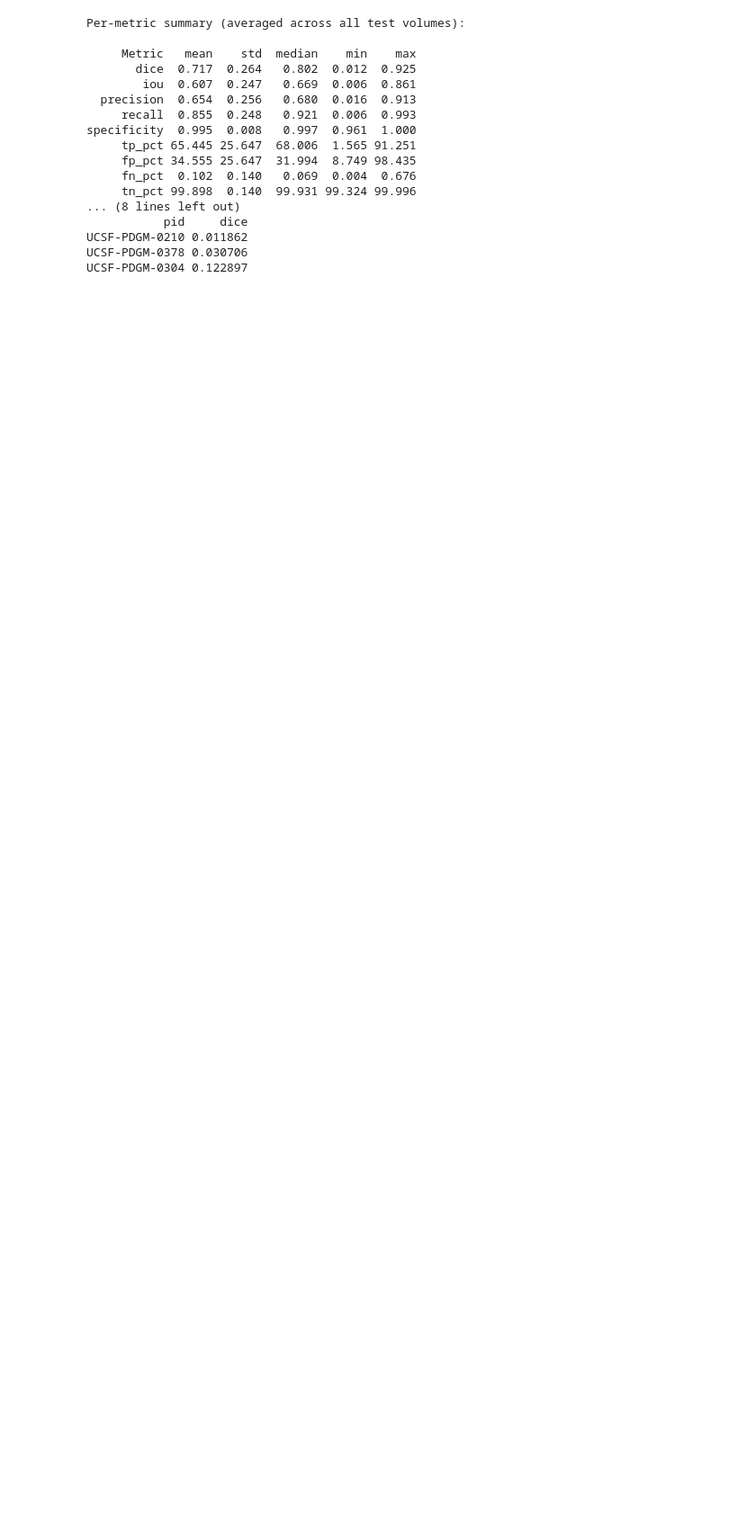
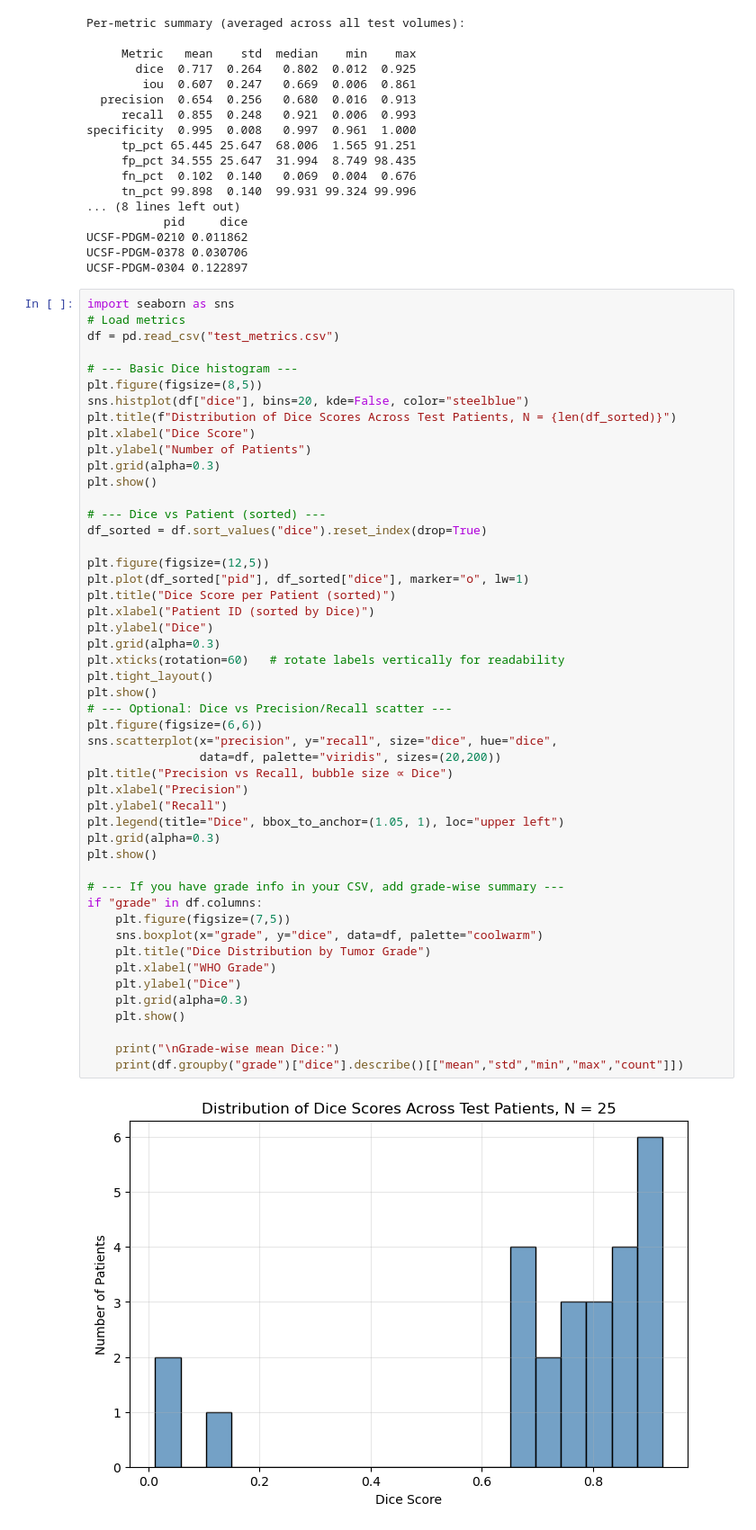
Before and after one commit to Erdos-Projects/fall-2025-brain-tumor-diagnosis, a Jupyter notebook: MRI_Viewer.ipynb, the cells around one changed output. Shown at 90% size. Drawn from its saved outputs; the diff is of its cells as text; blank space fills up the shorter version.

```diff
--- a/MRI_Viewer.ipynb
+++ b/MRI_Viewer.ipynb
@@ -1784,3 +1784,54 @@ specificity  0.995  0.008   0.997  0.961  1.000
 UCSF-PDGM-0210 0.011862
 UCSF-PDGM-0378 0.030706
 UCSF-PDGM-0304 0.122897
+# %%
+import seaborn as sns
+# Load metrics
+df = pd.read_csv("test_metrics.csv")
+
+# --- Basic Dice histogram ---
+plt.figure(figsize=(8,5))
+sns.histplot(df["dice"], bins=20, kde=False, color="steelblue")
+plt.title(f"Distribution of Dice Scores Across Test Patients, N = {len(df_sorted)}")
+plt.xlabel("Dice Score")
+plt.ylabel("Number of Patients")
+plt.grid(alpha=0.3)
+plt.show()
+
+# --- Dice vs Patient (sorted) ---
+df_sorted = df.sort_values("dice").reset_index(drop=True)
+
+plt.figure(figsize=(12,5))
+plt.plot(df_sorted["pid"], df_sorted["dice"], marker="o", lw=1)
+plt.title("Dice Score per Patient (sorted)")
+plt.xlabel("Patient ID (sorted by Dice)")
+plt.ylabel("Dice")
+plt.grid(alpha=0.3)
+plt.xticks(rotation=60)   # rotate labels vertically for readability
+plt.tight_layout()
+plt.show()
+# --- Optional: Dice vs Precision/Recall scatter ---
+plt.figure(figsize=(6,6))
+sns.scatterplot(x="precision", y="recall", size="dice", hue="dice",
+                data=df, palette="viridis", sizes=(20,200))
+plt.title("Precision vs Recall, bubble size ∝ Dice")
+plt.xlabel("Precision")
+plt.ylabel("Recall")
+plt.legend(title="Dice", bbox_to_anchor=(1.05, 1), loc="upper left")
+plt.grid(alpha=0.3)
+plt.show()
+
+# --- If you have grade info in your CSV, add grade-wise summary ---
+if "grade" in df.columns:
+    plt.figure(figsize=(7,5))
+    sns.boxplot(x="grade", y="dice", data=df, palette="coolwarm")
+    plt.title("Dice Distribution by Tumor Grade")
+    plt.xlabel("WHO Grade")
+    plt.ylabel("Dice")
+    plt.grid(alpha=0.3)
+    plt.show()
+
+    print("\nGrade-wise mean Dice:")
+    print(df.groupby("grade")["dice"].describe()[["mean","std","min","max","count"]])
+# %% [output]
+[figure, added]
```
Also changed, not shown: parts of 1 cell of this notebook.
